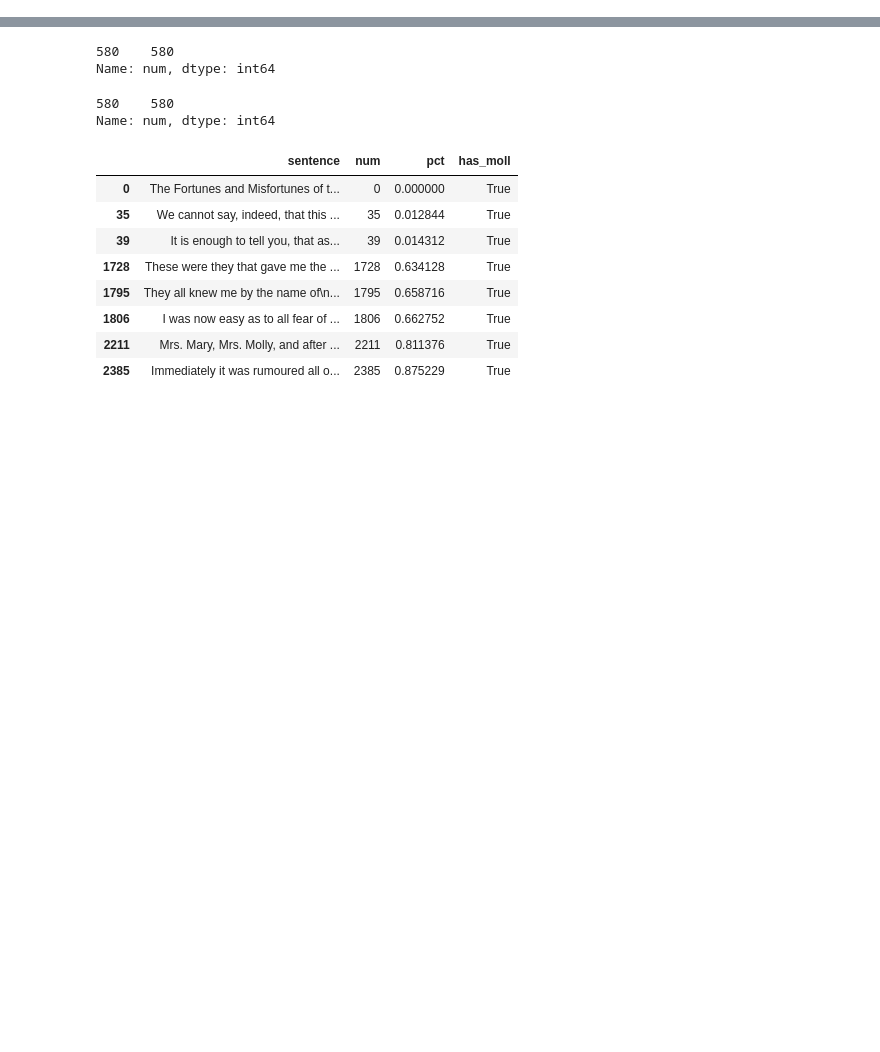
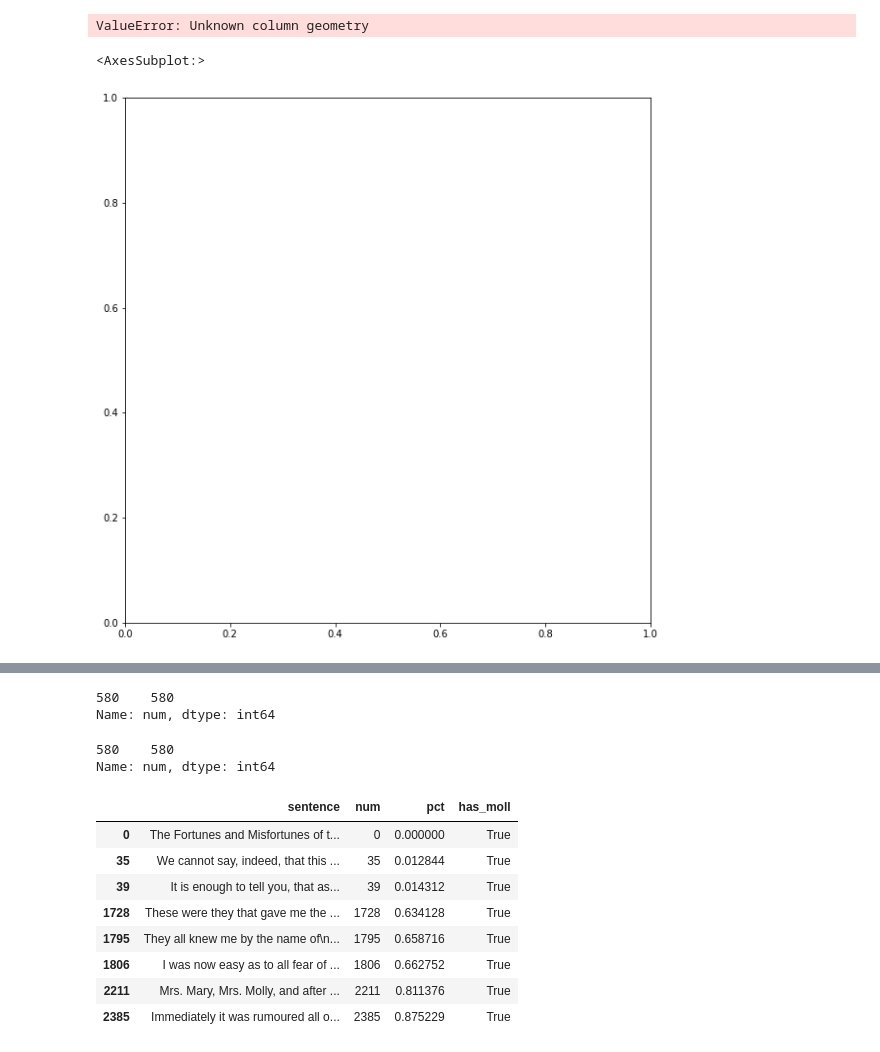
Before and after one commit to mcuringa/lit-map, a Jupyter notebook: nb/moll.ipynb, the cells around one changed output, grey strips where cells are left out. Cells and saved outputs as stored; diff of their text form; code cells hidden in the pictures; blank space fills up the shorter version.

```diff
--- a/nb/moll.ipynb
+++ b/nb/moll.ipynb
@@ -5,3 +6,15 @@ import pandas as pd
+# %%
+cities = pd.read_csv("worldcities.csv")
+crs = {'init': 'epsg:4326'}
+cities = gpd.GeoDataFrame(cities, crs=crs).set_geometry('geometry')
+cities
+# %% [output]
+ValueError: Unknown column geometry
+# %%
+cities[cities["id"] == "1826645935"].plot(figsize=(10, 10))
+# %% [output]
+<AxesSubplot:>
+[figure, added]
 # %%
 def load_flanders():
     f = open("moll-flanders.txt")
```
Also changed, not shown: parts of 5 cells of this notebook.
